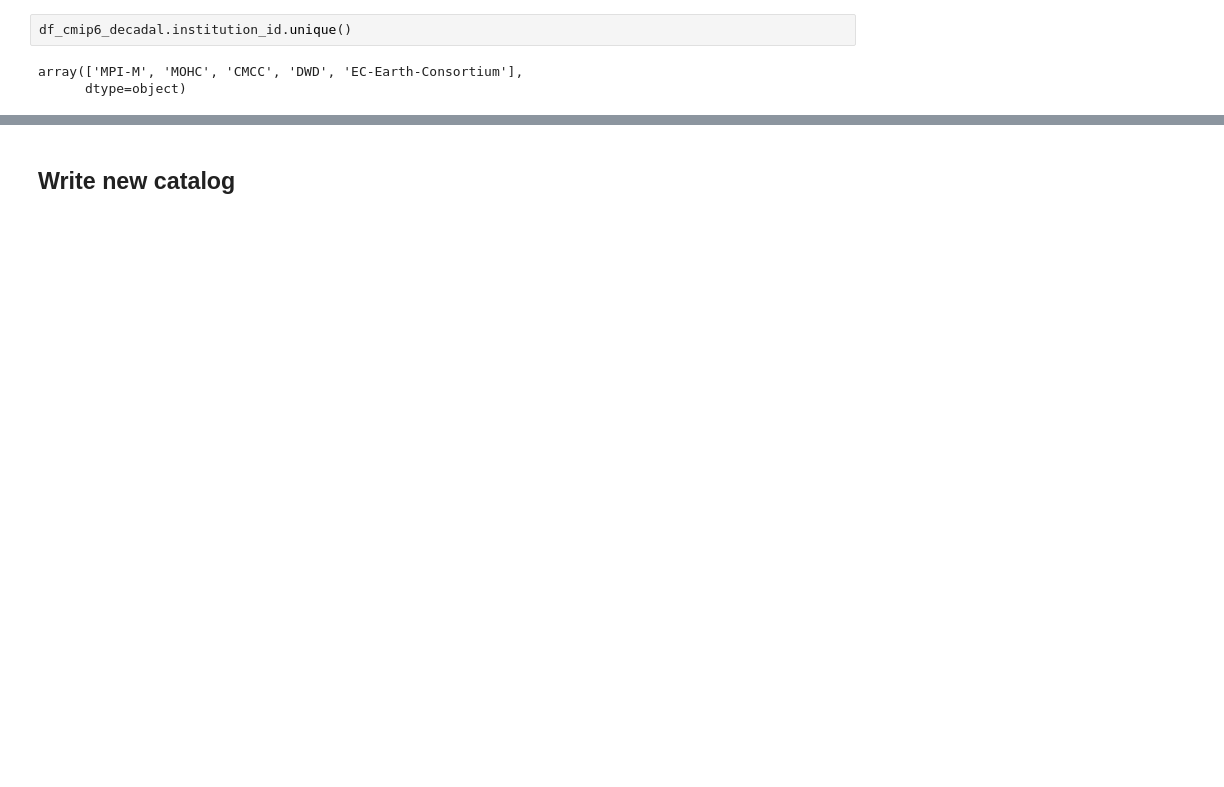
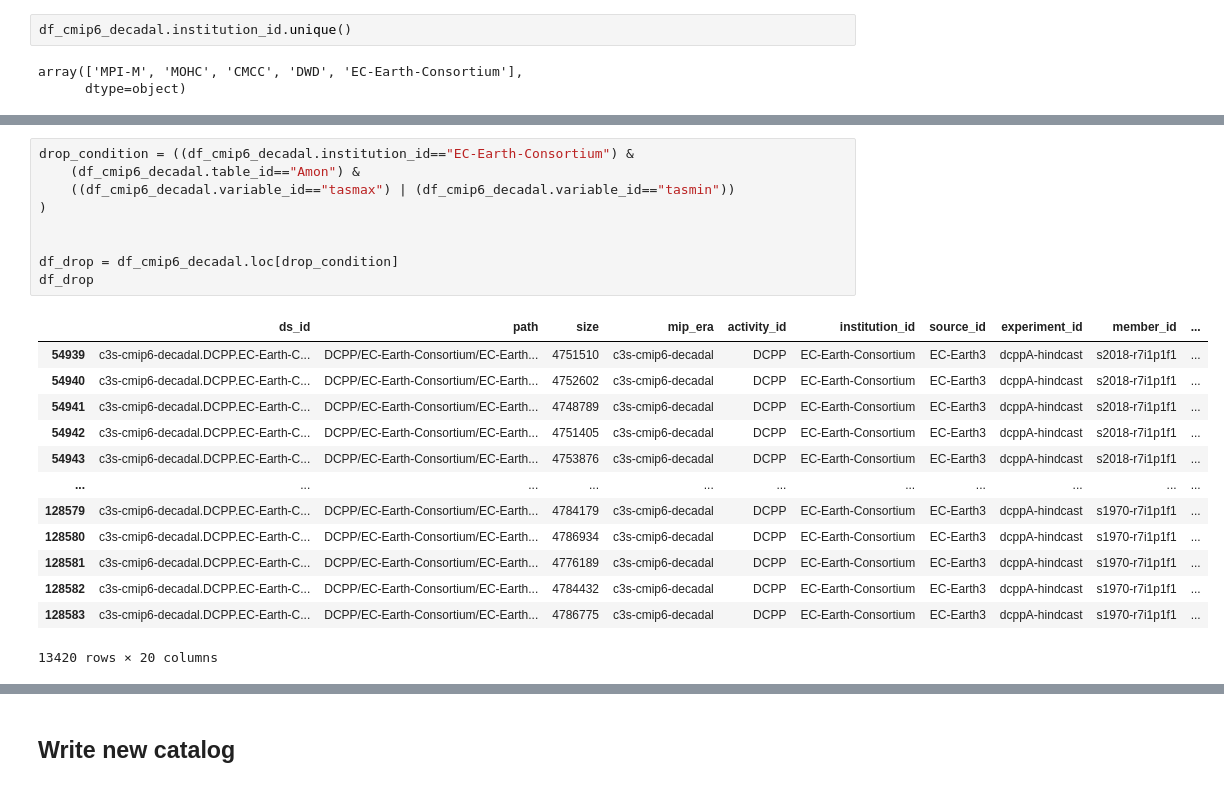
Before and after one commit to cp4cds/c3s_34g_manifests, a Jupyter notebook: notebooks/cmip6_decadal_update-ec-earth-monthly.ipynb, the cells around one changed output, grey strips where cells are left out. Drawn from its saved outputs; the diff is of its cells as text; blank space fills up the shorter version.

```diff
--- a/notebooks/cmip6_decadal_update-ec-earth-monthly.ipynb
+++ b/notebooks/cmip6_decadal_update-ec-earth-monthly.ipynb
@@ -158,0 +89,23 @@ drop_list = [
+# %%
+drop_condition = ((df_cmip6_decadal.institution_id=="EC-Earth-Consortium") &
+    (df_cmip6_decadal.table_id=="Amon") &
+    ((df_cmip6_decadal.variable_id=="tasmax") | (df_cmip6_decadal.variable_id=="tasmin"))
+)
+
+
+df_drop = df_cmip6_decadal.loc[drop_condition]
+df_drop
+# %% [output]
+|  | ds_id | path | size | mip_era | activity_id | institution_id | source_id | experiment_id | member_id | ... |
+| 54939 | c3s-cmip6-decadal.DCPP.EC-Earth-C... | DCPP/EC-Earth-Consortium/EC-Earth... | 4751510 | c3s-cmip6-decadal | DCPP | EC-Earth-Consortium | EC-Earth3 | dcppA-hindcast | s2018-r7i1p1f1 | ... |
+| 54940 | c3s-cmip6-decadal.DCPP.EC-Earth-C... | DCPP/EC-Earth-Consortium/EC-Earth... | 4752602 | c3s-cmip6-decadal | DCPP | EC-Earth-Consortium | EC-Earth3 | dcppA-hindcast | s2018-r7i1p1f1 | ... |
+| 54941 | c3s-cmip6-decadal.DCPP.EC-Earth-C... | DCPP/EC-Earth-Consortium/EC-Earth... | 4748789 | c3s-cmip6-decadal | DCPP | EC-Earth-Consortium | EC-Earth3 | dcppA-hindcast | s2018-r7i1p1f1 | ... |
+| 54942 | c3s-cmip6-decadal.DCPP.EC-Earth-C... | DCPP/EC-Earth-Consortium/EC-Earth... | 4751405 | c3s-cmip6-decadal | DCPP | EC-Earth-Consortium | EC-Earth3 | dcppA-hindcast | s2018-r7i1p1f1 | ... |
+| 54943 | c3s-cmip6-decadal.DCPP.EC-Earth-C... | DCPP/EC-Earth-Consortium/EC-Earth... | 4753876 | c3s-cmip6-decadal | DCPP | EC-Earth-Consortium | EC-Earth3 | dcppA-hindcast | s2018-r7i1p1f1 | ... |
+| ... | ... | ... | ... | ... | ... | ... | ... | ... | ... | ... |
+| 128579 | c3s-cmip6-decadal.DCPP.EC-Earth-C... | DCPP/EC-Earth-Consortium/EC-Earth... | 4784179 | c3s-cmip6-decadal | DCPP | EC-Earth-Consortium | EC-Earth3 | dcppA-hindcast | s1970-r7i1p1f1 | ... |
+| 128580 | c3s-cmip6-decadal.DCPP.EC-Earth-C... | DCPP/EC-Earth-Consortium/EC-Earth... | 4786934 | c3s-cmip6-decadal | DCPP | EC-Earth-Consortium | EC-Earth3 | dcppA-hindcast | s1970-r7i1p1f1 | ... |
+| 128581 | c3s-cmip6-decadal.DCPP.EC-Earth-C... | DCPP/EC-Earth-Consortium/EC-Earth... | 4776189 | c3s-cmip6-decadal | DCPP | EC-Earth-Consortium | EC-Earth3 | dcppA-hindcast | s1970-r7i1p1f1 | ... |
+| 128582 | c3s-cmip6-decadal.DCPP.EC-Earth-C... | DCPP/EC-Earth-Consortium/EC-Earth... | 4784432 | c3s-cmip6-decadal | DCPP | EC-Earth-Consortium | EC-Earth3 | dcppA-hindcast | s1970-r7i1p1f1 | ... |
+| 128583 | c3s-cmip6-decadal.DCPP.EC-Earth-C... | DCPP/EC-Earth-Consortium/EC-Earth... | 4786775 | c3s-cmip6-decadal | DCPP | EC-Earth-Consortium | EC-Earth3 | dcppA-hindcast | s1970-r7i1p1f1 | ... |
+13420 rows × 20 columns
```
Also changed, not shown: parts of 12 cells of this notebook, 2 other files.
